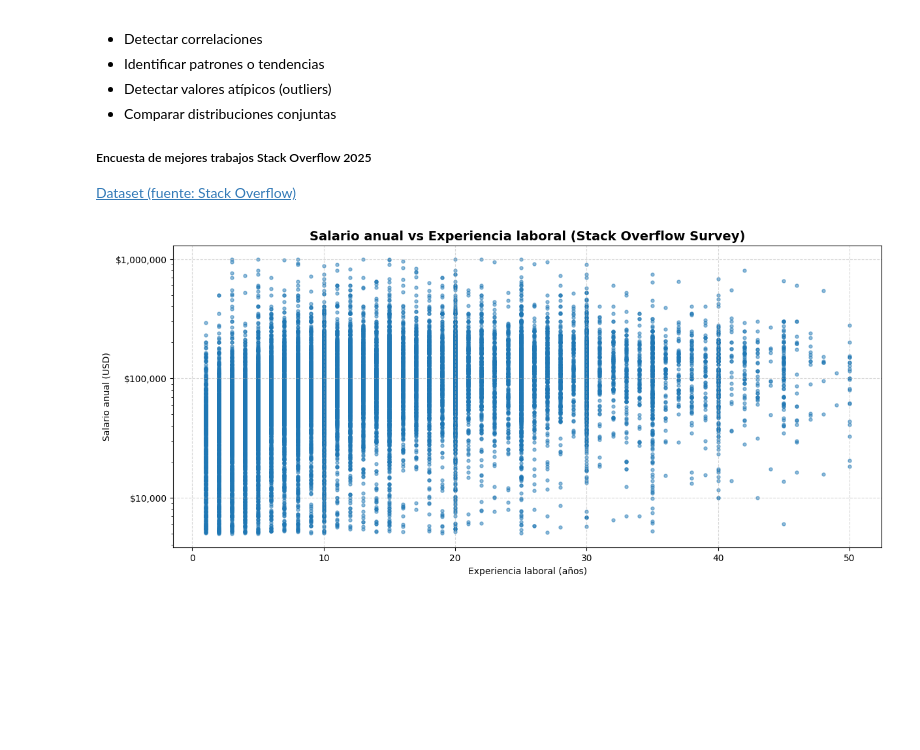
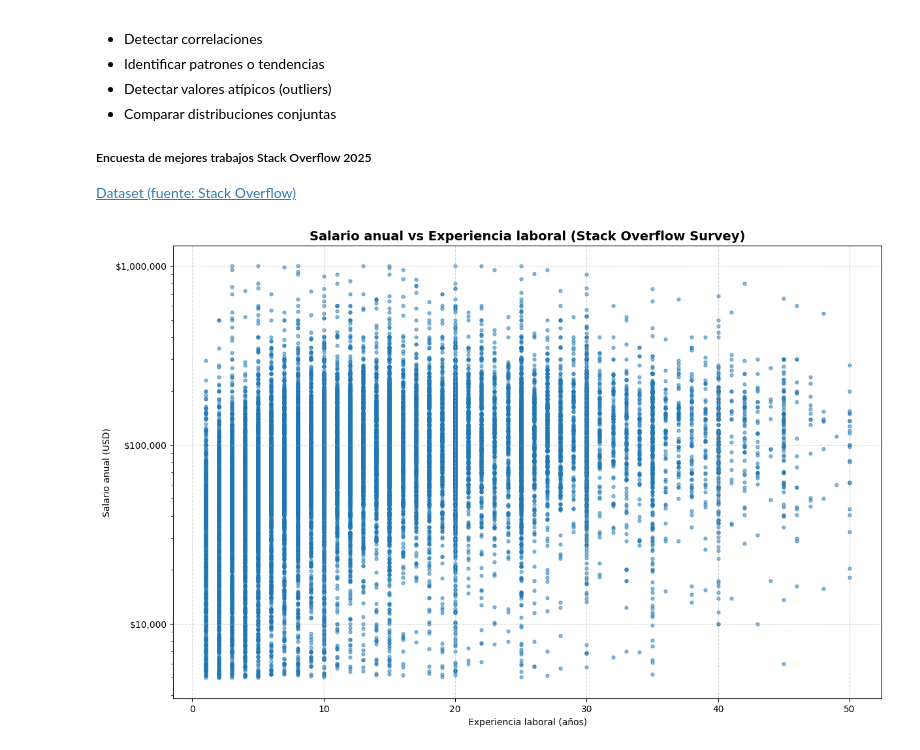
Before and after one commit to julioavantt/teacher_data_science_matplotlib_seaborn, a Jupyter notebook: 1-matplotlib/4-dispersion.ipynb, the cells around one changed output. Saved outputs shown, nothing was run; the diff lists cells and outputs as text; code cells hidden in the pictures; blank space fills up the shorter version.

```diff
--- a/1-matplotlib/4-dispersion.ipynb
+++ b/1-matplotlib/4-dispersion.ipynb
@@ -23,32 +23,32 @@ df = pd.read_csv('data/stack_overflow.csv', usecols=["ConvertedCompYearly", "Wor
 # Eliminar filas con valores faltantes
 df_clean = df.dropna()
 
 # Opcional: eliminar outliers extremos (ej. salarios > $1M o experiencia > 50 años)
 df_clean = df_clean[
     (df_clean['ConvertedCompYearly'] <= 1_000_000) & (df_clean['ConvertedCompYearly'] > 5_000) & (df_clean['WorkExp'] <= 50)
 ]
 
 # --- Gráfico de dispersión ---
-plt.figure(figsize=(14, 6))
+plt.figure(figsize=(14, 9))
 plt.scatter(
     df_clean['WorkExp'],
     df_clean['ConvertedCompYearly'],
     alpha=0.5,        # transparencia para ver densidad
     s=13,             # tamaño de los puntos
     color='#1f77b4'   # azul
 )
 
 plt.title("Salario anual vs Experiencia laboral (Stack Overflow Survey)", fontsize=14, weight='bold')
 plt.xlabel("Experiencia laboral (años)")
 plt.ylabel("Salario anual (USD)")
 
 # Usar escala logarítmica en Y (¡muy recomendado para salarios!)
 plt.yscale('log')
 plt.grid(True, linestyle='--', alpha=0.5)
 
 # Formato del eje Y: mostrar $10k, $100k, etc.
 plt.gca().yaxis.set_major_formatter(mticker.StrMethodFormatter('${x:,.0f}'))
 
 plt.show()
 # %% [output]
-[figure, old version]
+[figure, new version]
```
Also changed, not shown: parts of 1 cell of this notebook, 12 other files.
